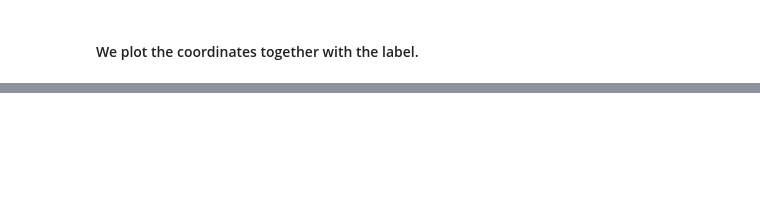
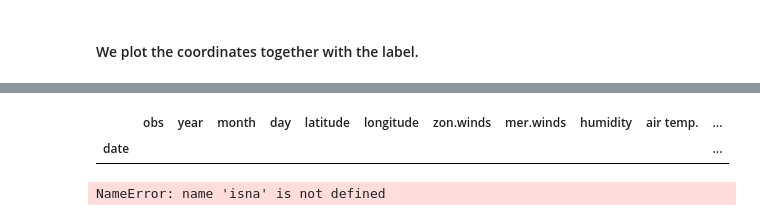
Before and after one commit to dvsun/Final_Project, a Jupyter notebook: Analysis/Clustering the Buoys.ipynb, the cells around one changed output, grey strips where cells are left out. Cells and saved outputs as stored; diff of their text form; code cells hidden in the pictures; blank space fills up the shorter version.

```diff
--- a/Analysis/Clustering the Buoys.ipynb
+++ b/Analysis/Clustering the Buoys.ipynb
@@ -114,0 +320,2 @@ sns.scatterplot(x, y,  hue = hue, palette = color, legend= 'full')
+# %%
+data_5N_x = data_5N.groupby(by=['date']).mean()
@@ -114,0 +338,9 @@ sns.scatterplot(x, y,  hue = hue, palette = color, legend= 'full')
+# %%
+data_5N_x[data_5N_x['s.s.temp.'] == np.nan]
+# %% [output]
+|  | obs | year | month | day | latitude | longitude | zon.winds | mer.winds | humidity | air temp. | ... |
+| date |  |  |  |  |  |  |  |  |  |  | ... |
+# %%
+data_5N[data_5N['s.s.temp.'] == isna()]
+# %% [output]
+NameError: name 'isna' is not defined
```
Also changed, not shown: parts of 47 cells of this notebook, 3 other files.
